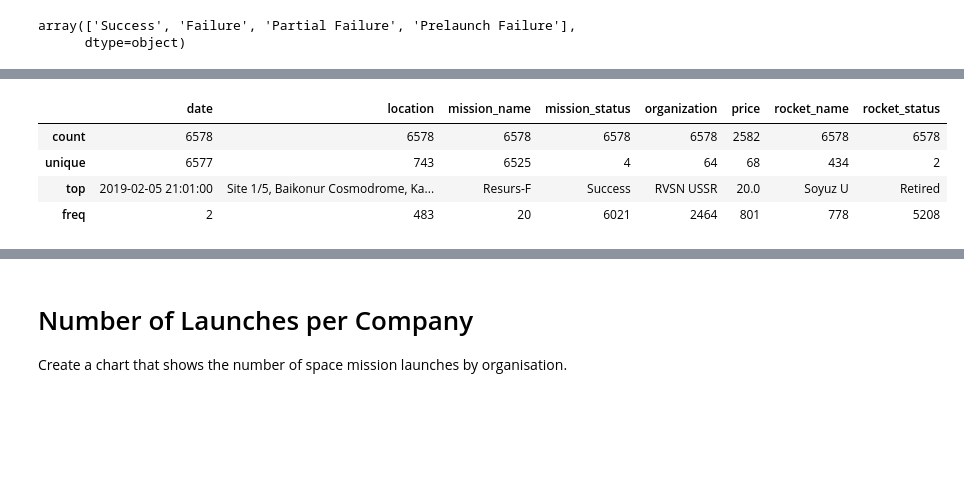
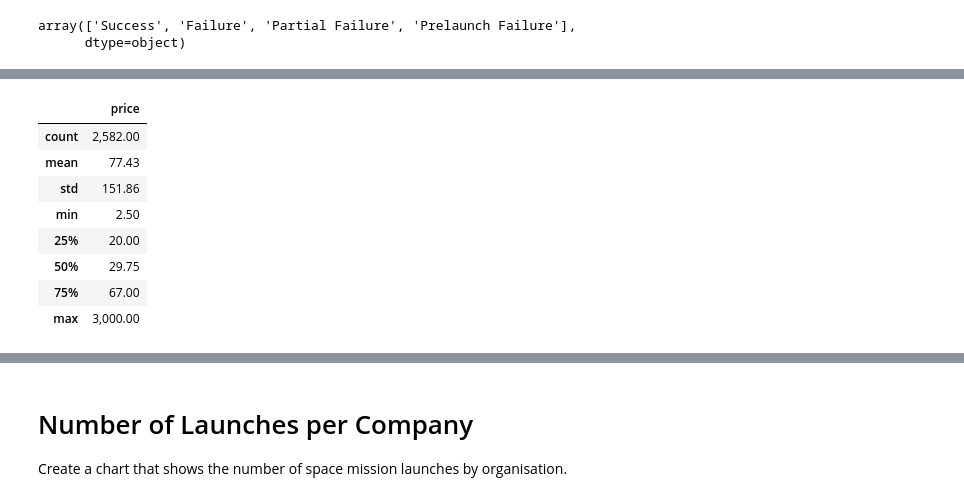
Before and after one commit to johnpapwinter/space-race-data-analysis, a Jupyter notebook: Space_Missions_Analysis.ipynb, the cells around one changed output, grey strips where cells are left out. Saved outputs shown, nothing was run; the diff lists cells and outputs as text; code cells hidden in the pictures; blank space fills up the shorter version.

```diff
--- a/Space_Missions_Analysis.ipynb
+++ b/Space_Missions_Analysis.ipynb
@@ -154,9 +154,13 @@ rocket_status     object
 dtype: object
 # %%
-df_data.describe(include=[object])
+df.describe(include=[float])
 # %% [output]
-|  | date | location | mission_name | mission_status | organization | price | rocket_name | rocket_status |
-| count | 6578 | 6578 | 6578 | 6578 | 6578 | 2582 | 6578 | 6578 |
-| unique | 6577 | 743 | 6525 | 4 | 64 | 68 | 434 | 2 |
-| top | 2019-02-05 21:01:00 | Site 1/5, Baikonur Cosmodrome, Ka... | Resurs-F | Success | RVSN USSR | 20.0 | Soyuz U | Retired |
-| freq | 2 | 483 | 20 | 6021 | 2464 | 801 | 778 | 5208 |
+|  | price |
+| count | 2,582.00 |
+| mean | 77.43 |
+| std | 151.86 |
+| min | 2.50 |
+| 25% | 20.00 |
+| 50% | 29.75 |
+| 75% | 67.00 |
+| max | 3,000.00 |
```
Also changed, not shown: parts of 9 cells of this notebook.
